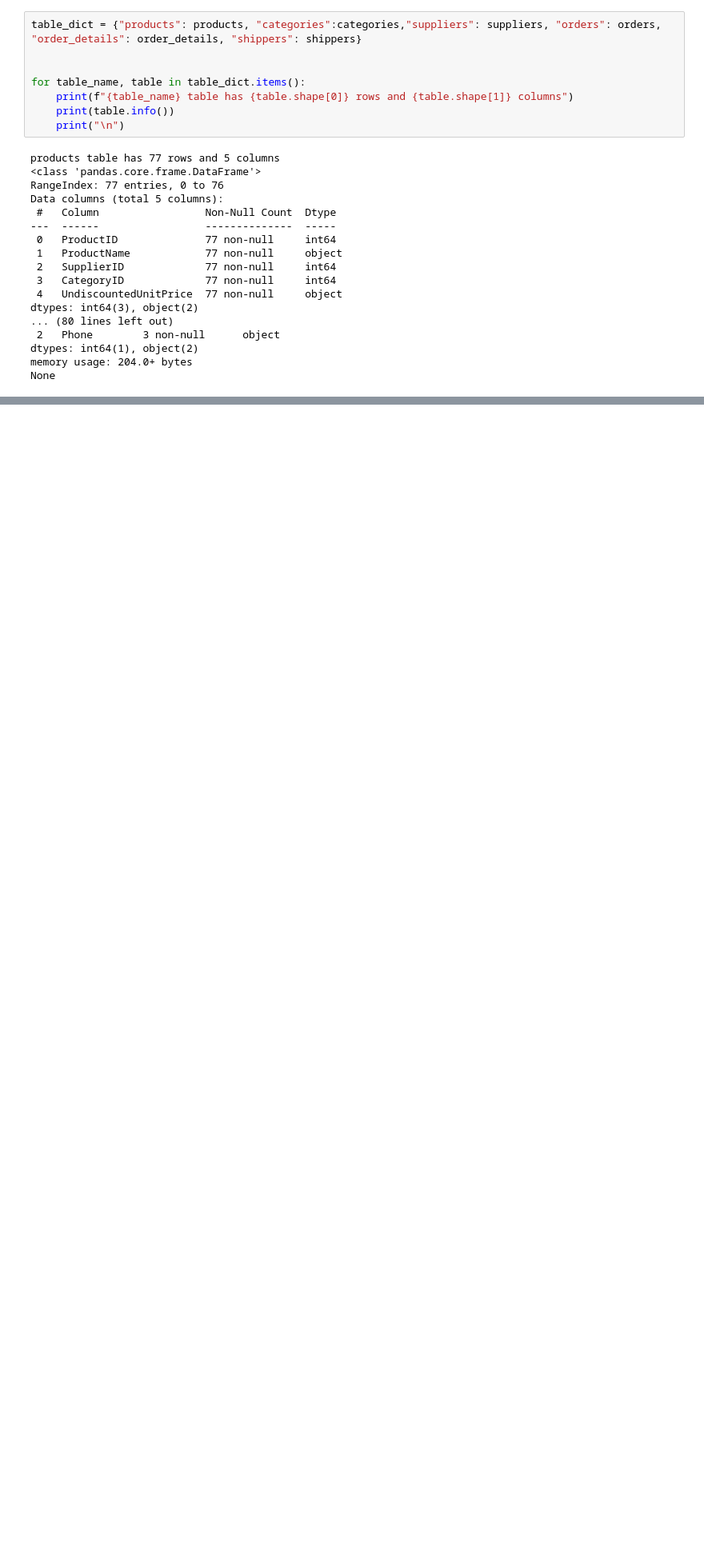
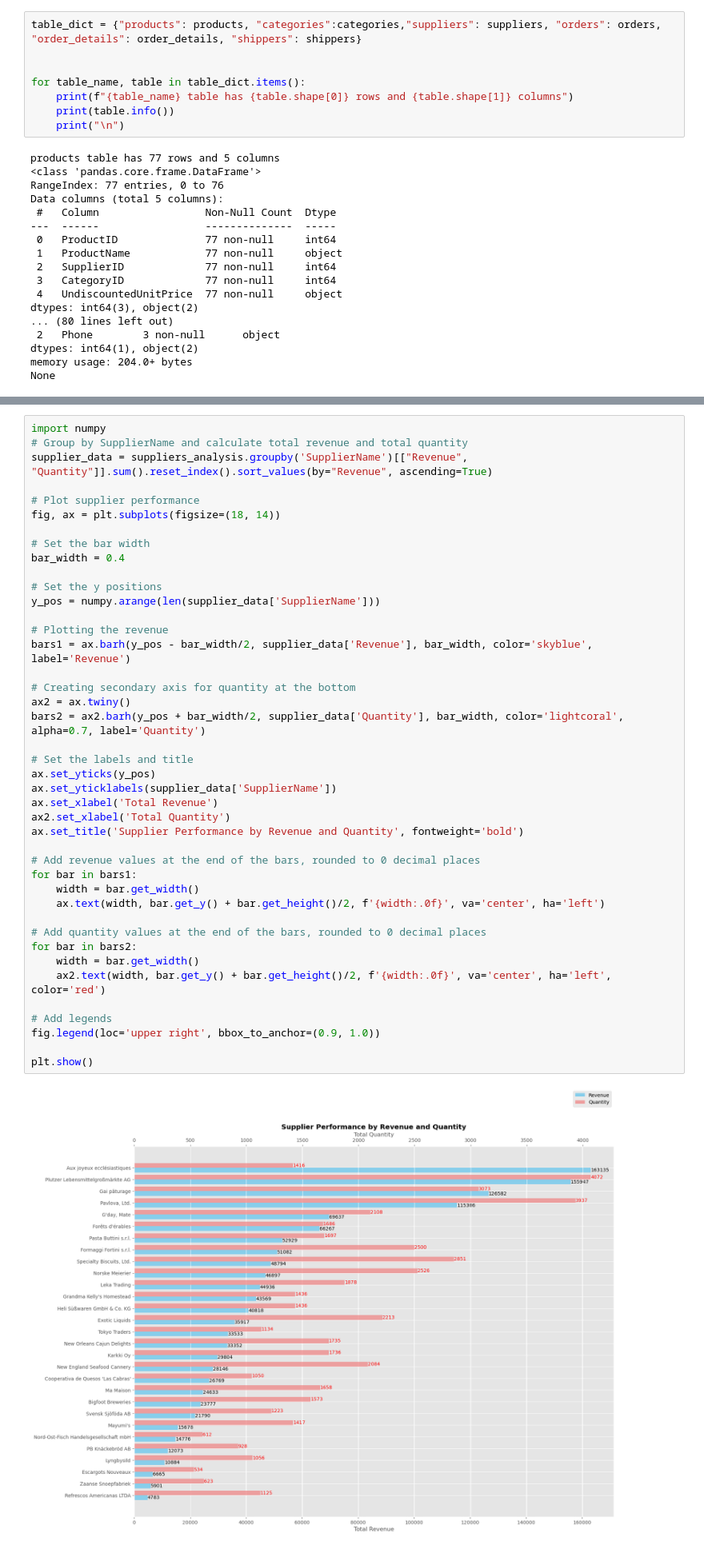
Before and after one commit to Waleed18574/Python-Project-Analyzing-Northwind-Data, a Jupyter notebook: notebook/Suppliers-Analysis.ipynb, the cells around one changed output, grey strips where cells are left out. Shown at 80% size. Drawn from its saved outputs; the diff is of its cells as text; blank space fills up the shorter version.

```diff
--- a/notebook/Suppliers-Analysis.ipynb
+++ b/notebook/Suppliers-Analysis.ipynb
@@ -124,0 +186,44 @@ This analysis helps in understanding the distribution of product supply across d
+# %%
+import numpy
+# Group by SupplierName and calculate total revenue and total quantity
+supplier_data = suppliers_analysis.groupby('SupplierName')[["Revenue", "Quantity"]].sum().reset_index().sort_values(by="Revenue", ascending=True)
+
+# Plot supplier performance
+fig, ax = plt.subplots(figsize=(18, 14))
+
+# Set the bar width
+bar_width = 0.4
+
+# Set the y positions
+y_pos = numpy.arange(len(supplier_data['SupplierName']))
+
+# Plotting the revenue
+bars1 = ax.barh(y_pos - bar_width/2, supplier_data['Revenue'], bar_width, color='skyblue', label='Revenue')
+
+# Creating secondary axis for quantity at the bottom
+ax2 = ax.twiny()
+bars2 = ax2.barh(y_pos + bar_width/2, supplier_data['Quantity'], bar_width, color='lightcoral', alpha=0.7, label='Quantity')
+
+# Set the labels and title
+ax.set_yticks(y_pos)
+ax.set_yticklabels(supplier_data['SupplierName'])
+ax.set_xlabel('Total Revenue')
+ax2.set_xlabel('Total Quantity')
+ax.set_title('Supplier Performance by Revenue and Quantity', fontweight='bold')
+
+# Add revenue values at the end of the bars, rounded to 0 decimal places
+for bar in bars1:
+    width = bar.get_width()
+    ax.text(width, bar.get_y() + bar.get_height()/2, f'{width:.0f}', va='center', ha='left')
+
+# Add quantity values at the end of the bars, rounded to 0 decimal places
+for bar in bars2:
+    width = bar.get_width()
+    ax2.text(width, bar.get_y() + bar.get_height()/2, f'{width:.0f}', va='center', ha='left', color='red')
+
+# Add legends
+fig.legend(loc='upper right', bbox_to_anchor=(0.9, 1.0))
+
+plt.show()
+# %% [output]
+[figure, added]
```
Also changed, not shown: parts of 31 cells of this notebook, 8 other files.
